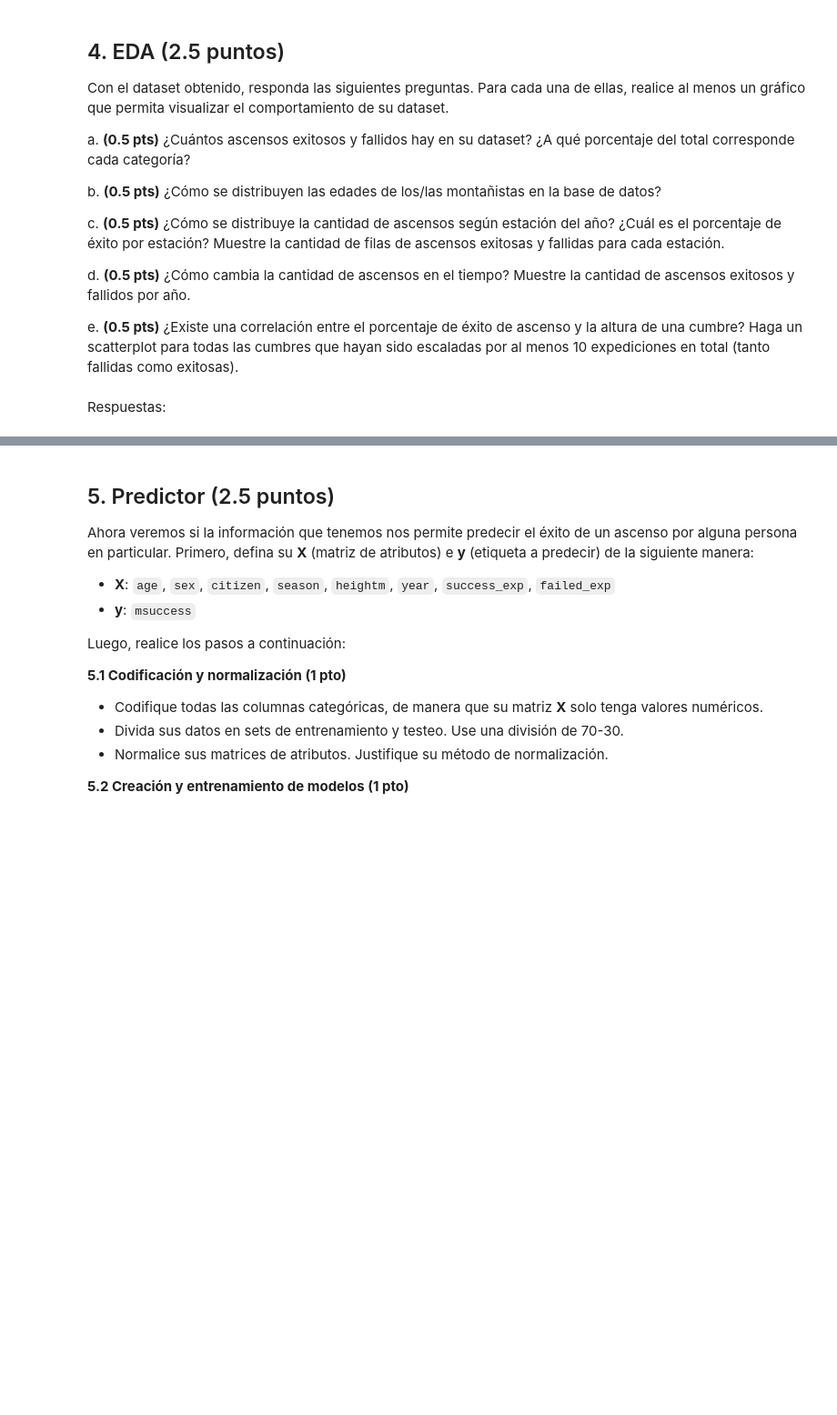
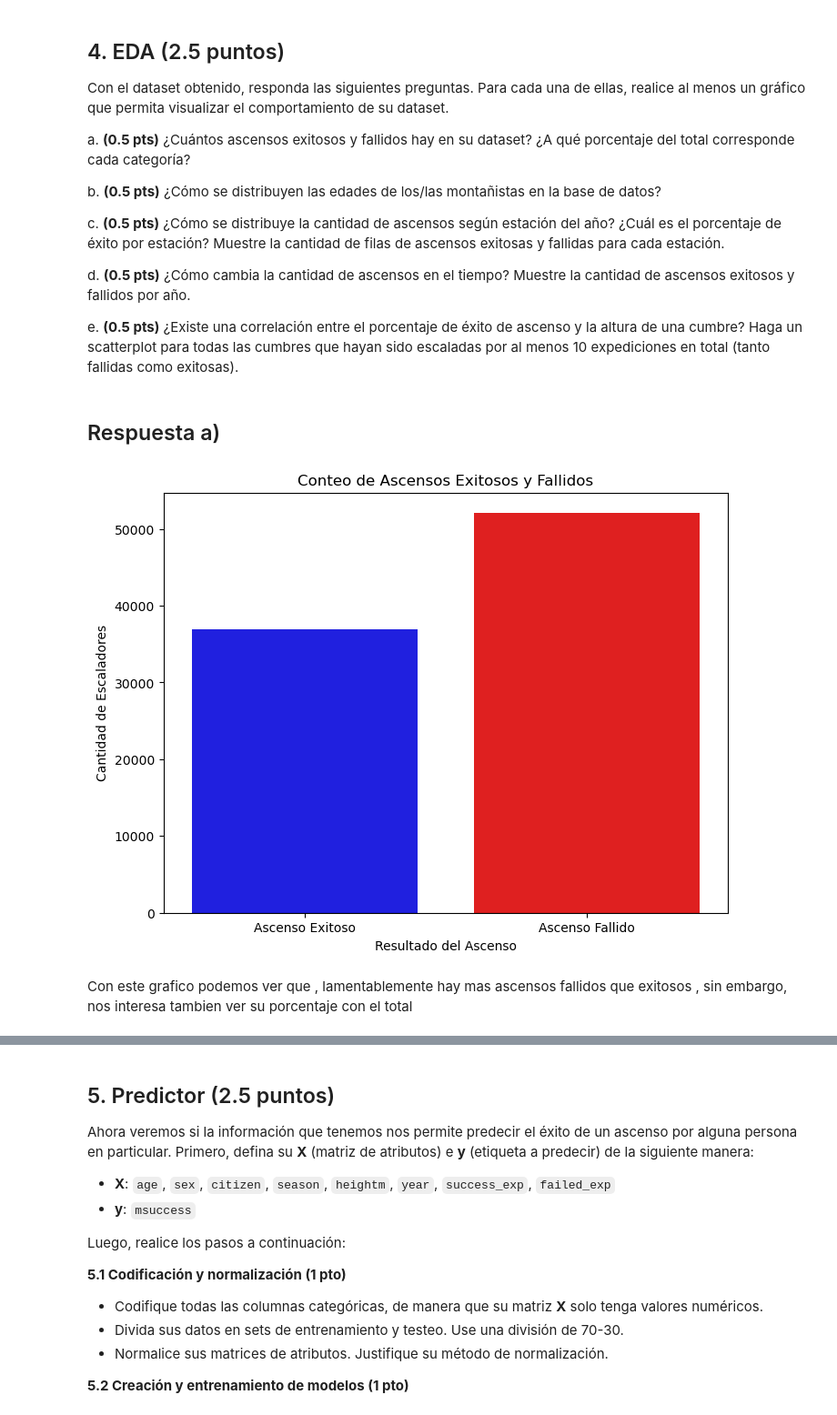
Before and after one commit to esteban78009/IMT2200-Esteban-Cortes, a Jupyter notebook: tareas/tarea 04/IMT2200-25s2 - Tarea 04.ipynb, the cells around one changed output, grey strips where cells are left out. Shown at 91% size. Saved outputs shown, nothing was run; the diff lists cells and outputs as text; code cells hidden in the pictures; blank space fills up the shorter version.

```diff
--- a/tareas/tarea 04/IMT2200-25s2 - Tarea 04.ipynb
+++ b/tareas/tarea 04/IMT2200-25s2 - Tarea 04.ipynb
@@ -418,4 +493,5 @@ Utilizando las columnas actuales, genere y agregue las siguientes columnas a su
 
 De ser necesario, aplique procesos de limpieza y transformación a estas columnas también (asegúrese de que todos los valores sean coherentes).
 # %%
-# respuestas
+clean_df["age"] = clean_df["year"] - clean_df["yob"]
+clean_df.head()
@@ -421,0 +505,3 @@ De ser necesario, aplique procesos de limpieza y transformación a estas columna
+# %%
+clean_df["peak_success_p"]  = round(((clean_df["success_exp"] / (clean_df["success_exp"] + clean_df["failed_exp"])) * 100) , 3 )
+clean_df.head()
@@ -421,0 +535,7 @@ De ser necesario, aplique procesos de limpieza y transformación a estas columna
+# %%
+edad_min = 10
+edad_max = 90
+
+edad_valida = clean_df[ (clean_df["age"] >= edad_min) & (clean_df["age"] <= edad_max) ]
+promedio_valido = edad_valida["age"].median()
+print(f"el promedio obtenido es {promedio_valido}")
@@ -421,0 +544,5 @@ De ser necesario, aplique procesos de limpieza y transformación a estas columna
+# %%
+clean_df.loc[clean_df["age"] < edad_min , "age"] = promedio_valido
+clean_df.loc[clean_df["age"] > edad_max , "age"] = promedio_valido
+
+clean_df.head()
@@ -433,7 +583,24 @@ c. **(0.5 pts)** ¿Cómo se distribuye la cantidad de ascensos según estación
 d. **(0.5 pts)** ¿Cómo cambia la cantidad de ascensos en el tiempo? Muestre la cantidad de ascensos exitosos y fallidos por año.
 
 e. **(0.5 pts)** ¿Existe una correlación entre el porcentaje de éxito de ascenso y la altura de una cumbre? Haga un scatterplot para todas las cumbres que hayan sido escaladas por al menos 10 expediciones en total (tanto fallidas como exitosas).
+# %% [markdown]
+## Respuesta a)
 # %%
-# respuestas
+conteos = clean_df["msuccess"].value_counts()
+porcentaje = clean_df["msuccess"].value_counts(normalize=True) * 100
+
+plt.figure(figsize=(8,6))
+
+datos = clean_df["msuccess"].map({
+    True: "Ascenso Exitoso",
+    False : "Ascenso Fallido"
+})
+sns.countplot(x = datos , palette=["red", "blue"] , hue = datos ,  order = ["Ascenso Exitoso" , "Ascenso Fallido"] , legend = False)
+plt.title("Conteo de Ascensos Exitosos y Fallidos")
+plt.xlabel("Resultado del Ascenso")
+plt.ylabel("Cantidad de Escaladores")
+plt.show()
+# %% [output]
+[figure, added]
-# %% [markdown]
-Respuestas:
+# %% [markdown]
+Con este grafico podemos ver que , lamentablemente hay mas ascensos fallidos que exitosos , sin embargo, nos interesa tambien ver su porcentaje con el total
```
Also changed, not shown: parts of 36 cells of this notebook, 1 other file.
